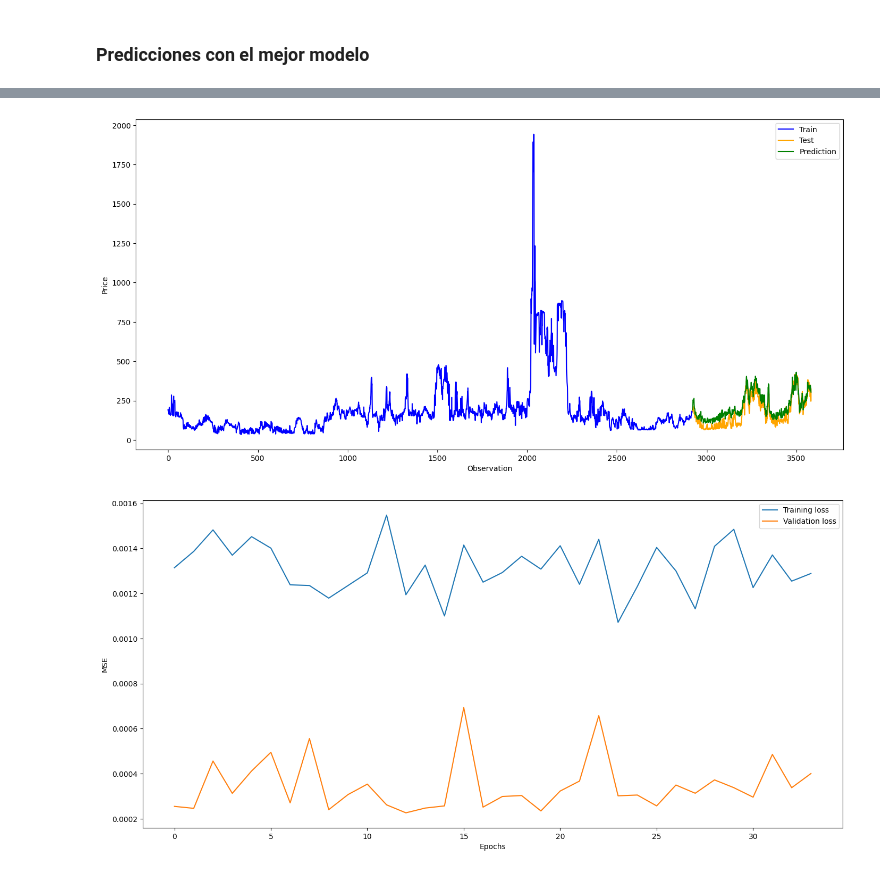
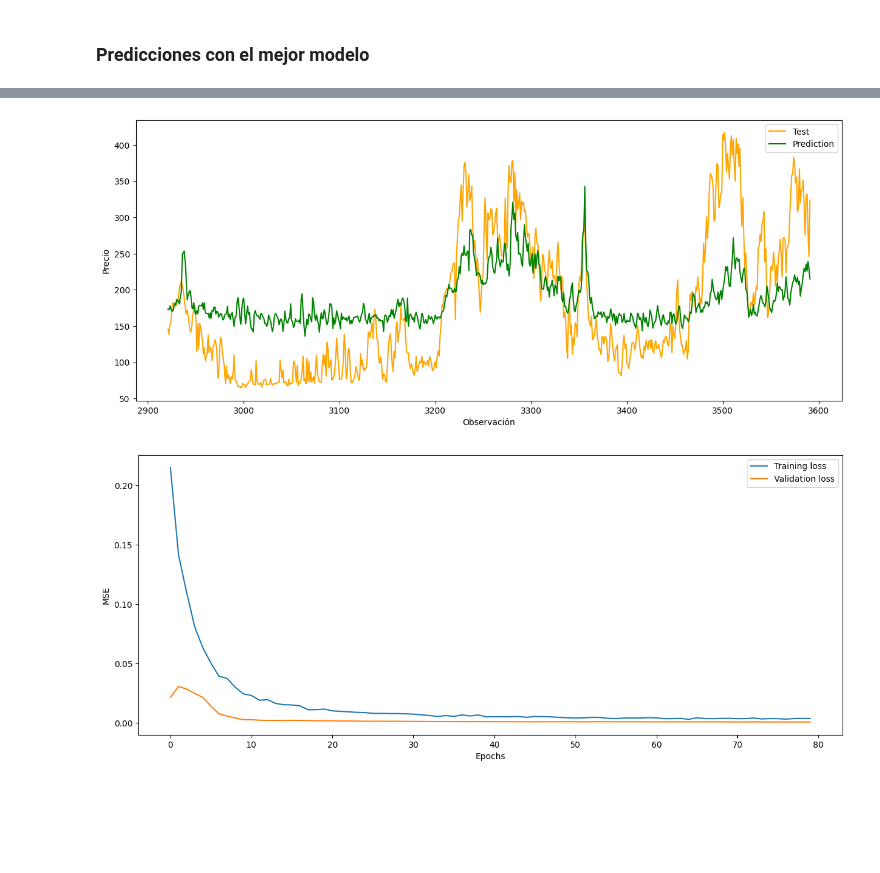
Before and after one commit to cjusquini/MonografiaUdeA, a Jupyter notebook: 7_RNN.ipynb, the cells around one changed output, grey strips where cells are left out. Cells and saved outputs as stored; diff of their text form; code cells hidden in the pictures; blank space fills up the shorter version.

```diff
--- a/7_RNN.ipynb
+++ b/7_RNN.ipynb
@@ -124,9 +136,8 @@ def create_model(model_type, input_shape, elements_to_predict, optimizer, loss,
         model.add(Dense(20, activation='relu'))
         model.add(Dropout(0.3))
 
-    elif model_type == 'DNN':
+    elif model_type == 'RNN':
         model.add(Dense(neuronas, input_shape=input_shape))
-        # model.add(LSTM(20))
         model.add(Flatten())
         model.add(Dropout(0.3))
         model.add(Dense(20, activation='relu'))
@@ -146,7 +157,6 @@ def create_model(model_type, input_shape, elements_to_predict, optimizer, loss,
         model.add(Dense(20, activation='relu'))
         model.add(Dropout(0.3))
 
-    # model.add(Dense(elements_to_predict))
     model.add(Dense(1))
     model.compile(optimizer = optimizer, loss = loss)
     print(f"Model {model_type} created. Params -> input_shape: {input_shape}, elements_to_predict: {elements_to_predict}, optimizer: {optimizer}, loss: {loss}")
@@ -164,10 +176,12 @@ batch_size = [32, 64]
 # %%
-# retardos = [60]
-# neurons = [25]
-# modelos_implementar = ['RNN']
-# metricas = ['MAE', 'MAPE', 'MSE', 'RMSE']
-# elementos_a_predecir = [30]
-# optimizers = ['adam']
-# losses = ['mse']
-# epochs = [30]
-# batch_size = [32]
+def get_hyperparams():
+    retardos = [60]
+    neurons = [30]
+    modelos_implementar = ['RNN']
+    elementos_a_predecir = [30]
+    optimizers = [tf.keras.optimizers.legacy.Adam(learning_rate = 1e-4)]
+    losses = ['mse']
+    epochs = [100]
+    batch_size = [32]
+
+    return retardos, neurons, modelos_implementar, elementos_a_predecir, optimizers, losses, epochs, batch_size
@@ -282,4 +317,4 @@ model_summary_df.head()
 # %%
-best_model = model_summary_df[model_summary_df['MSE'] == model_summary_df['MSE'].min()]
+best_model = model_summary_df[model_summary_df['MSE [$COP/kWh]'] == model_summary_df['MSE [$COP/kWh]'].min()]
 best_model
 # %% [output]
@@ -288,6 +323,6 @@ best_model
 # %% [markdown]
 ### Se carga el mejor modelo
 # %%
-best_model_saved =load_model(os.path.join(abspath,"models","iterations",f'{modelos_implementar[0]}', f'{modelos_implementar[0]}_{best_model["id"].values[0]}.h5'))
+best_model_saved =load_model(os.path.join(abspath,"models","iterations",f'{modelos_implementar[0]}', f'{modelos_implementar[0]}_{best_index}.keras'))
 best_model_saved.summary()
 # %% [output]
@@ -323,22 +360,23 @@ y_test_rescaled = scaler.inverse_transform(np.hstack((X_test[:, -1, 0].reshape(-
 # %%
-plt.figure(figsize=(17,8))
-plt.plot(X_train_rescaled, label='Train', color='blue')
+plt.figure(figsize=(15,6))
+# plt.plot(X_train_rescaled, label='Train', color='blue')
 plt.plot(np.arange(len(X_train_rescaled), len(X_train_rescaled) + len(y_test_rescaled)), y_test_rescaled, label='Test', color='orange')
 plt.plot(np.arange(len(X_train_rescaled), len(X_train_rescaled) + len(y_pred_rescaled)), y_pred_rescaled, label='Prediction', color='green')
-plt.xlabel('Observation')
-plt.ylabel('Price')
+# plt.xticks(fechas)
+plt.xlabel('Observación')
+plt.ylabel('Precio')
 plt.legend()
 plt.show()
 
-plt.figure(figsize=(17,8))
-plt.plot(history.history['loss'], label='Training loss')
-plt.plot(history.history['val_loss'], label='Validation loss')
+plt.figure(figsize=(15,6))
+plt.plot(best_model_history.history['loss'], label='Training loss')
+plt.plot(best_model_history.history['val_loss'], label='Validation loss')
 
 plt.xlabel('Epochs')
 plt.ylabel('MSE')
 plt.legend()
 plt.show()
 # %% [output]
-[figure, old version]
+[figure, new version]
-[figure, old version]
+[figure, new version]
 # %%
```
Also changed, not shown: parts of 21 cells of this notebook, 43 other files.
